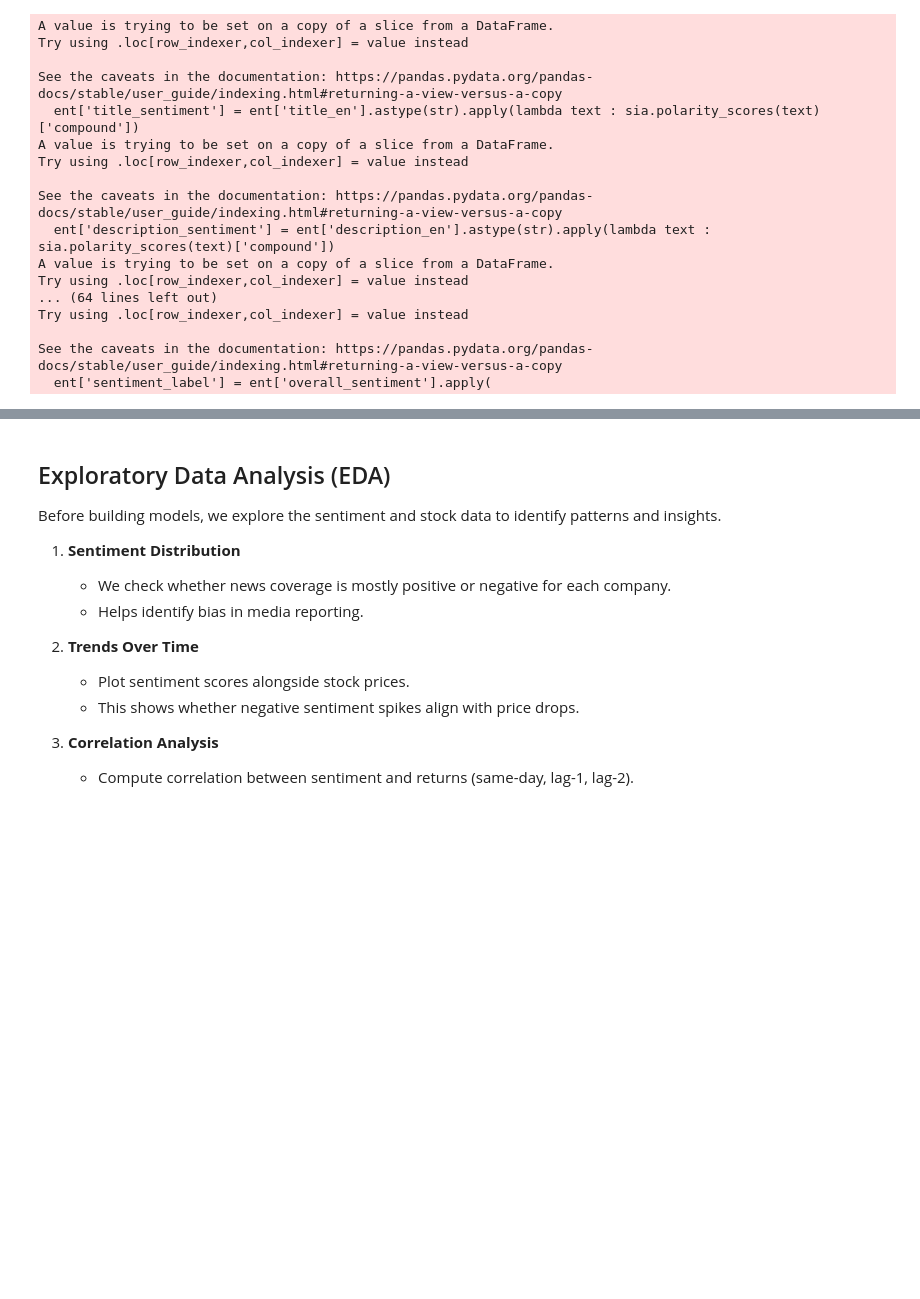
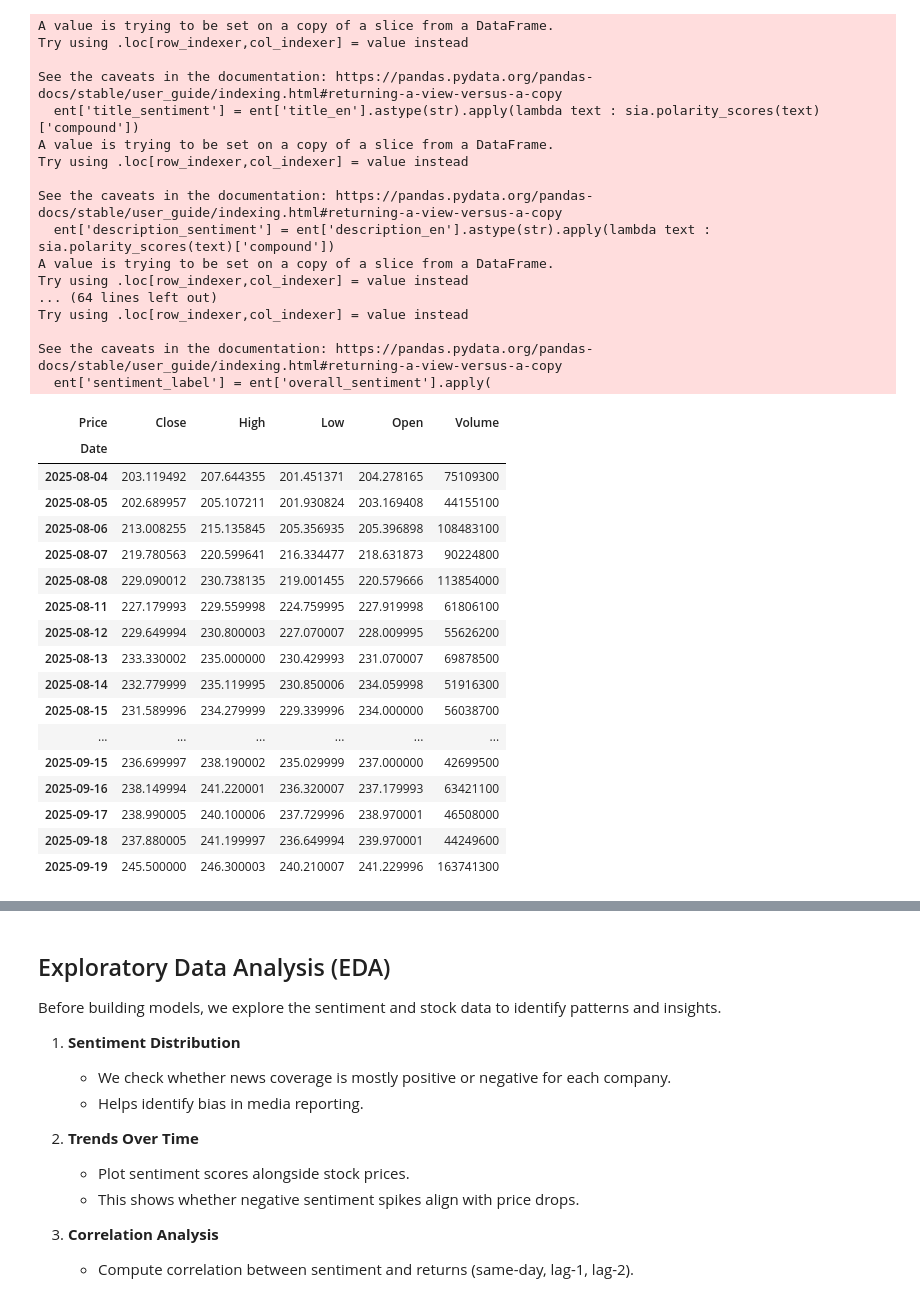
Before and after one commit to vasudevpatel01/Sentiment_analysis, a Jupyter notebook: notebook/sentiment_analysis.ipynb, the cells around one changed output, grey strips where cells are left out. Drawn from its saved outputs; the diff is of its cells as text; code cells hidden in the pictures; blank space fills up the shorter version.

```diff
--- a/notebook/sentiment_analysis.ipynb
+++ b/notebook/sentiment_analysis.ipynb
@@ -43,7 +43,12 @@ import seaborn as sns
 import pickle
 
 with open("entity_data.pkl", "rb") as f:
-    entity_dfs, entity_stocks = pickle.load(f)
+    entity_df_1, entity_stocks_1 = pickle.load(f)
 
-print("Available entities:", list(entity_dfs.keys()))
+with open("entity_data_20250923_230523.pkl", "rb") as f:
+    entity_df_2, entity_stocks_2 = pickle.load(f)
+
+
+print("Available entities in first file:", list(entity_df_1.keys()))
+print("Available entities in second file:", list(entity_df_2.keys()))
 # %% [output]
@@ -91,16 +110,38 @@ Try using .loc[row_indexer,col_indexer] = value instead
 See the caveats in the documentation: https://pandas.pydata.org/pandas-docs/stable/user_guide/indexing.html#returning-a-view-versus-a-copy
   ent['sentiment_label'] = ent['overall_sentiment'].apply(
 # %%
-moderna_stocks_df = entity_stocks['Moderna']
-alphabet_stocks_df = entity_stocks['Alphabet']
-apple_stocks_df = entity_stocks['Apple']
-boeing_stocks_df = entity_stocks['Boeing']
-tesla_stocks_df = entity_stocks['Tesla']
+# Stocks DataFrames for each company
+boeing_stocks_df = pd.concat([entity_stocks_1['Boeing'], entity_stocks_2['Boeing']]).drop_duplicates()
+alphabet_stocks_df = pd.concat([entity_stocks_1['Alphabet'], entity_stocks_2['Alphabet']]).drop_duplicates()
+apple_stocks_df   = pd.concat([entity_stocks_1['Apple'], entity_stocks_2['Apple']]).drop_duplicates()
+tesla_stocks_df   = pd.concat([entity_stocks_1['Tesla'], entity_stocks_2['Tesla']]).drop_duplicates()
 
-stocks_list = [boeing_stocks_df,apple_stocks_df,tesla_stocks_df,moderna_stocks_df,alphabet_stocks_df]
+stocks_list = [boeing_stocks_df,apple_stocks_df,tesla_stocks_df,alphabet_stocks_df]
 for comp in stocks_list:
     comp.columns = comp.columns.get_level_values(0)
     comp.reset_index()
+
+
+apple_stocks_df
+# %% [output]
+| Price | Close | High | Low | Open | Volume |
+| Date |  |  |  |  |  |
+| 2025-08-04 | 203.119492 | 207.644355 | 201.451371 | 204.278165 | 75109300 |
+| 2025-08-05 | 202.689957 | 205.107211 | 201.930824 | 203.169408 | 44155100 |
+| 2025-08-06 | 213.008255 | 215.135845 | 205.356935 | 205.396898 | 108483100 |
+| 2025-08-07 | 219.780563 | 220.599641 | 216.334477 | 218.631873 | 90224800 |
+| 2025-08-08 | 229.090012 | 230.738135 | 219.001455 | 220.579666 | 113854000 |
+| 2025-08-11 | 227.179993 | 229.559998 | 224.759995 | 227.919998 | 61806100 |
+| 2025-08-12 | 229.649994 | 230.800003 | 227.070007 | 228.009995 | 55626200 |
+| 2025-08-13 | 233.330002 | 235.000000 | 230.429993 | 231.070007 | 69878500 |
+| 2025-08-14 | 232.779999 | 235.119995 | 230.850006 | 234.059998 | 51916300 |
+| 2025-08-15 | 231.589996 | 234.279999 | 229.339996 | 234.000000 | 56038700 |
+| ... | ... | ... | ... | ... | ... |
+| 2025-09-15 | 236.699997 | 238.190002 | 235.029999 | 237.000000 | 42699500 |
+| 2025-09-16 | 238.149994 | 241.220001 | 236.320007 | 237.179993 | 63421100 |
+| 2025-09-17 | 238.990005 | 240.100006 | 237.729996 | 238.970001 | 46508000 |
+| 2025-09-18 | 237.880005 | 241.199997 | 236.649994 | 239.970001 | 44249600 |
+| 2025-09-19 | 245.500000 | 246.300003 | 240.210007 | 241.229996 | 163741300 |
 # %%
 
 # moderna_daily_sentiment = pd.DataFrame(moderna_df.groupby(['date'])['overall_sentiment'].mean().reset_index())
```
Also changed, not shown: parts of 10 cells of this notebook, 6 other files.
